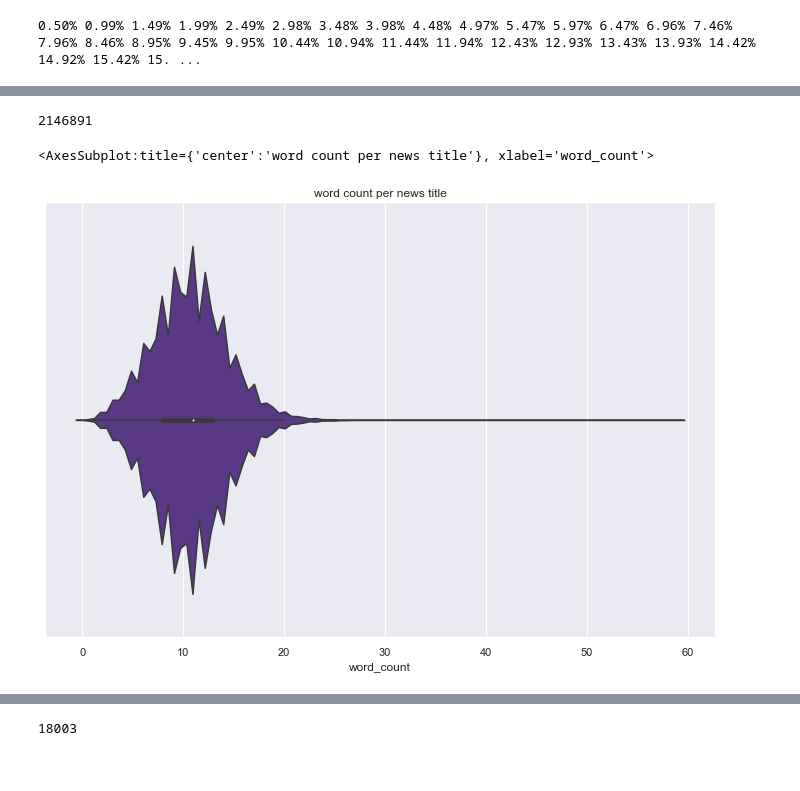
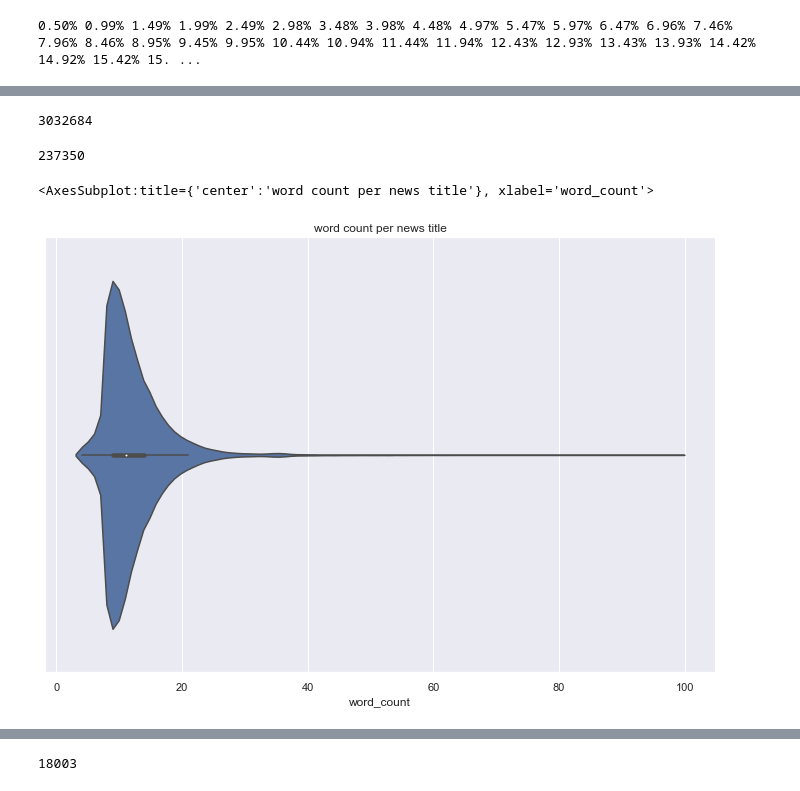
Before and after one commit to sajjadGG/NewsTitleClassification, a Jupyter notebook: EDA/preprocess.ipynb, the cells around one changed output, grey strips where cells are left out. Saved outputs shown, nothing was run; the diff lists cells and outputs as text; code cells hidden in the pictures.

```diff
--- a/EDA/preprocess.ipynb
+++ b/EDA/preprocess.ipynb
@@ -128,0 +120,3 @@ df.head()
+# %%
+df = pd.read_csv('../data/khabarOnline/khabar_cleaned.csv')
+df.head()
@@ -151,13 +156,19 @@ len([e for l in unique_words for e in l ])
 # %%
 sum(df['word_count'])
 # %% [output]
-2146891
+3032684
+# %%
+len(df)
+# %% [output]
+237350
+# %%
+df['word_count'] = df['text'].apply(lambda x : len(word_tokenize(x)))
 # %%
 plt.title('word count per news title')
-sns.violinplot(x=df['word_count'])
+sns.violinplot(x=df[df['word_count']<100]['word_count'])
 # %% [output]
 <AxesSubplot:title={'center':'word count per news title'}, xlabel='word_count'>
-[figure, old version]
+[figure, new version]
 # %%
 df[['title','category']].to_csv('../data/rawHuffingPostGathered.csv')
 # %%
```
Also changed, not shown: parts of 6 cells of this notebook, 2 other files.
